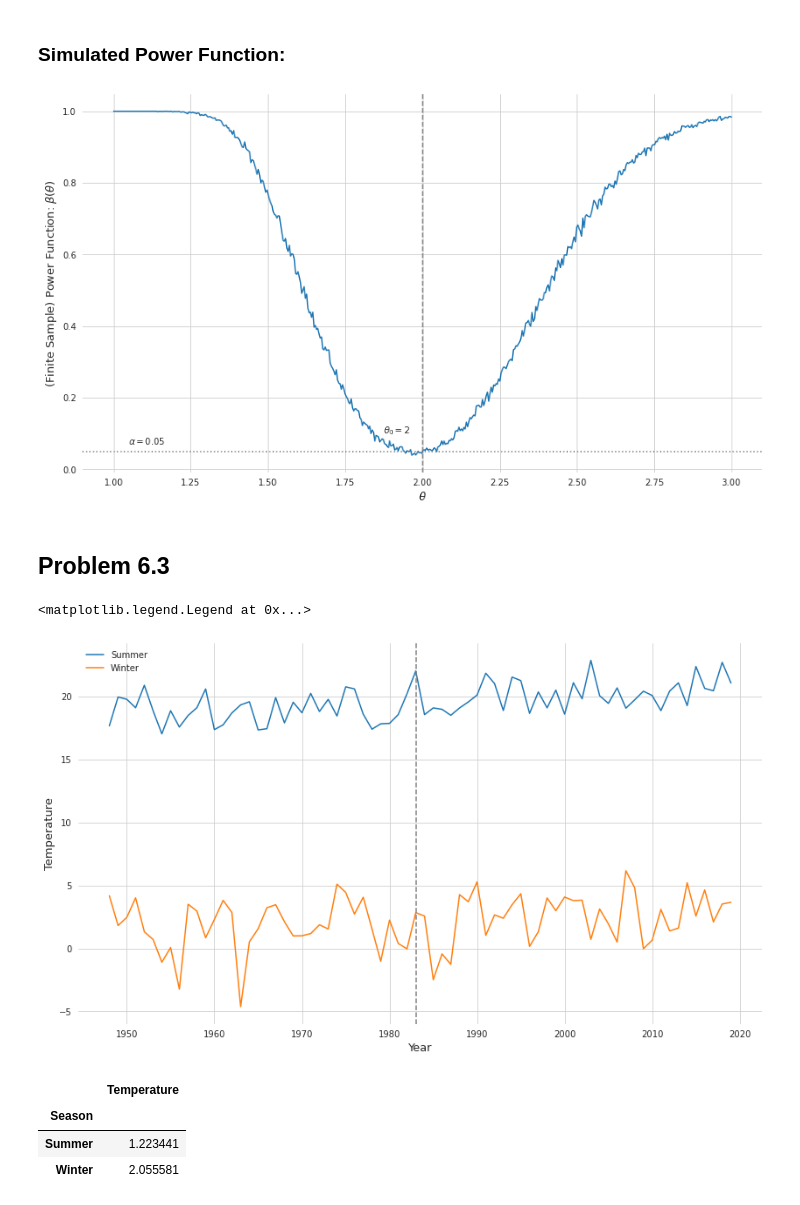
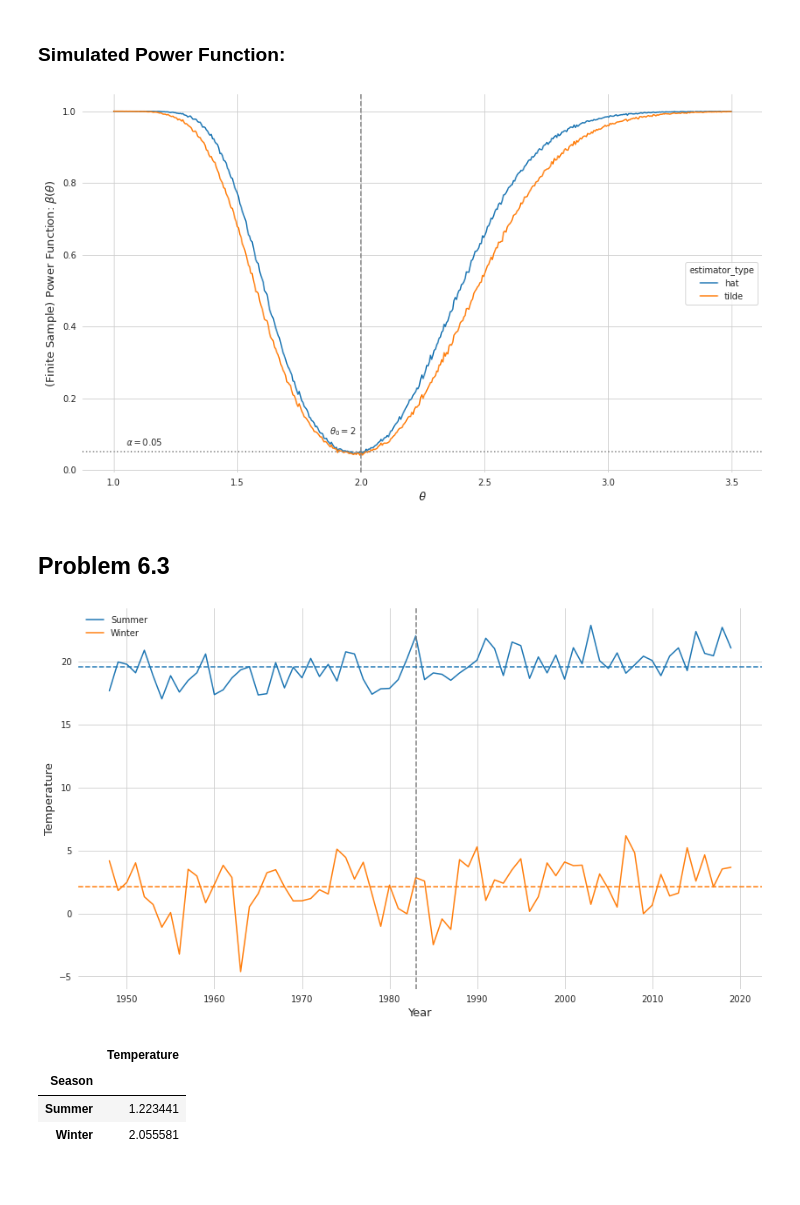
Before and after one commit to timmens/metrics_problems, a Jupyter notebook: handout6.ipynb, the cells around one changed output. Cells and saved outputs as stored; diff of their text form; code cells hidden in the pictures.

Commit message:
Fix bug in second estimator.

```diff
--- a/handout6.ipynb
+++ b/handout6.ipynb
@@ -105,46 +103,51 @@ def standard_error_tilde(sample_size, theta):
+# %%
+def asymptotic_standard_error_tilde(sample_size, theta):
+    variance = (5 / 4) * theta ** 2
+    return np.sqrt(variance / sample_size)
 # %%
 def statistic_one(sample, theta_0):
     statistic = (theta_hat(sample) - theta_0) / standard_error_hat(len(sample), theta_0)
     return statistic
 # %%
 def statistic_two(sample, theta_0):
-    statistic = (theta_tilde(sample) - theta_0) / standard_error_tilde(
+    statistic = (theta_tilde(sample) - theta_0) / asymptotic_standard_error_tilde(
         len(sample), theta_0
     )
     return statistic
 # %%
 def finite_sample_power_func(n_grid_points, theta_0, alpha, sample_size, n_runs):
-    theta_grid = np.linspace(1, 3, num=n_grid_points)
     crit_value = critical_value(alpha)
-    power = np.zeros(theta_grid.shape)
-    for i, theta in enumerate(theta_grid):
-        sample = draw_exponential((sample_size, n_runs), theta, seed=i)
+    theta_grid = np.linspace(1, 3.5, num=n_grid_points)
+    power = np.zeros((n_grid_points, 2))
+    for i in range(n_grid_points):
+        sample = draw_exponential((sample_size, n_runs), theta_grid[i], seed=i)
         stat_one = statistic_one(sample, theta_0)
-        power[i] = (np.abs(stat_one) > crit_value).mean()
-
-    return theta_grid, power
+        stat_two = statistic_two(sample, theta_0)
+        power[i, 0] = (np.abs(stat_one) > crit_value).mean()
+        power[i, 1] = (np.abs(stat_two) > crit_value).mean()
+    df = pd.DataFrame(np.c_[theta_grid, power], columns=["theta", "hat", "tilde"])
+    df = df.melt(id_vars="theta", value_name="power", var_name="estimator_type")
+    return df
 # %% [markdown]
 ### Simulated Power Function:
 # %%
-theta_grid, power = finite_sample_power_func(
-    n_grid_points=500, theta_0=2, alpha=0.05, sample_size=100, n_runs=2_000
-)
+df = finite_sample_power_func(n_grid_points=500, theta_0=2, alpha=0.05, sample_size=100, n_runs=10_000)
 # %%
 fig, ax = plt.subplots(1)
 
-sns.lineplot(x=theta_grid, y=power, ax=ax)
+sns.lineplot(x="theta", y="power", hue="estimator_type", data=df, ax=ax)
 
 ax.axvline(2, ls="--", color="grey")
 ax.text(1.875, 0.1, r"$\theta_0 = 2$")
 ax.axhline(0.05, ls=":", color="grey")
 ax.text(1.05, 0.07, r"$\alpha=0.05$")
 
 ax.set(ylabel=r"(Finite Sample) Power Function: $\beta(\theta)$", xlabel=r"$\theta$")
 ax.set_frame_on(False)
 ax.xaxis.label.set_size(13)
 ax.yaxis.label.set_size(13)
 # %% [output]
-[figure, old version]
+[figure, new version]
 # %% [markdown]
 ## Problem 6.3
 # %%
@@ -155,13 +158,16 @@ fig, ax = plt.subplots(1)
 sns.lineplot(x="Year", y="Temperature", hue="Season", data=df, ax=ax)
 ax.axvline(1983, ls="--", color="grey")
 
+means = df.groupby("Season").mean()
+ax.axhline(means.loc["Summer"].values, ls="--", color="C0")
+ax.axhline(means.loc["Winter"].values, ls="--", color="C1")
+
 ax.set_frame_on(False)
 ax.xaxis.label.set_size(13)
 ax.yaxis.label.set_size(13)
-plt.legend(frameon=False)
+_ = plt.legend(frameon=False)
 # %% [output]
-<matplotlib.legend.Legend at 0x...>
-[figure, old version]
+[figure, new version]
 # %%
 df_before = df.query("Year <= 1983")
 df_after = df.query("Year > 1983")
```
Also changed, not shown: parts of 8 cells of this notebook.
